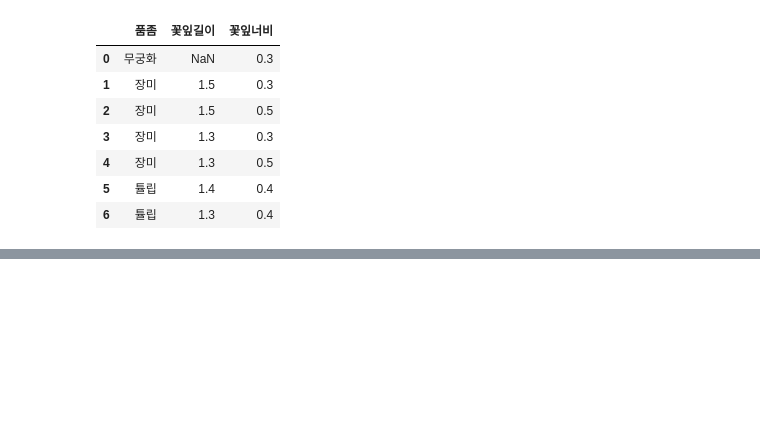
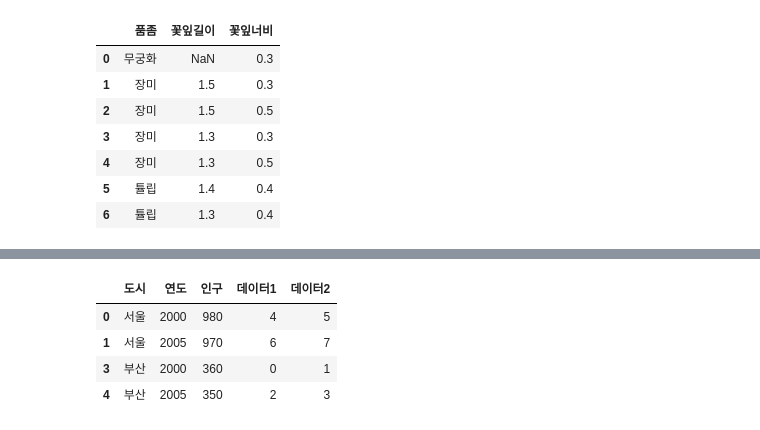
Before and after one commit to rmldldldl0309/Review, a Jupyter notebook: pythonworkspace/pandas_data_analysis/pandas_data_advanced_controll.ipynb, the cells around one changed output, grey strips where cells are left out. Drawn from its saved outputs; the diff is of its cells as text; code cells hidden in the pictures; blank space fills up the shorter version.

```diff
--- a/pythonworkspace/pandas_data_analysis/pandas_data_advanced_controll.ipynb
+++ b/pythonworkspace/pandas_data_analysis/pandas_data_advanced_controll.ipynb
@@ -143,0 +221,9 @@ pd.merge(df1, df2, how='outer')
+# %%
+df1 = pd.DataFrame(
+    {
+        '도시':['서울', '서울', '부산', '부산', '부산'],
+        '연도':[2000, 2005, 2010, 2000, 2005],
+        '인구':[980, 970, 960, 360, 350]
+    }
+)
+df1
@@ -143,0 +237,7 @@ pd.merge(df1, df2, how='outer')
+# %%
+df2 = pd.DataFrame(np.arange(12).reshape(6, 2),
+    index=[['부산', '부산', '서울', '서울', '서울', '서울'],
+           [2000, 2005, 2000, 2005, 2010, 2015]],
+    columns=['데이터1', '데이터2']
+)
+df2
@@ -143,0 +252,8 @@ pd.merge(df1, df2, how='outer')
+# %%
+pd.merge(df1, df2, left_on=['도시','연도'], right_index=True)
+# %% [output]
+|  | 도시 | 연도 | 인구 | 데이터1 | 데이터2 |
+| 0 | 서울 | 2000 | 980 | 4 | 5 |
+| 1 | 서울 | 2005 | 970 | 6 | 7 |
+| 3 | 부산 | 2000 | 360 | 0 | 1 |
+| 4 | 부산 | 2005 | 350 | 2 | 3 |
```
Also changed, not shown: parts of 44 cells of this notebook.
